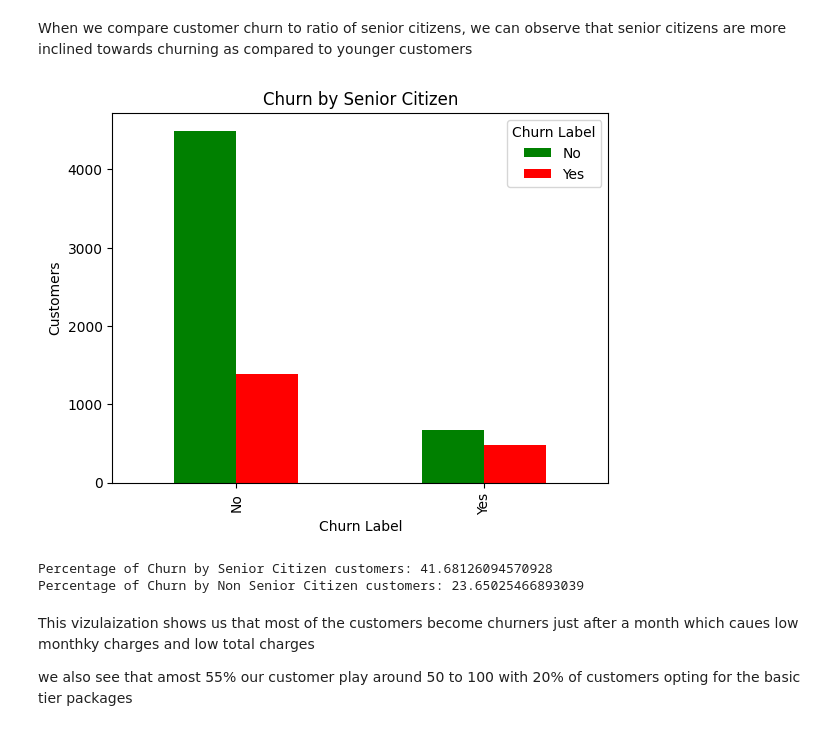
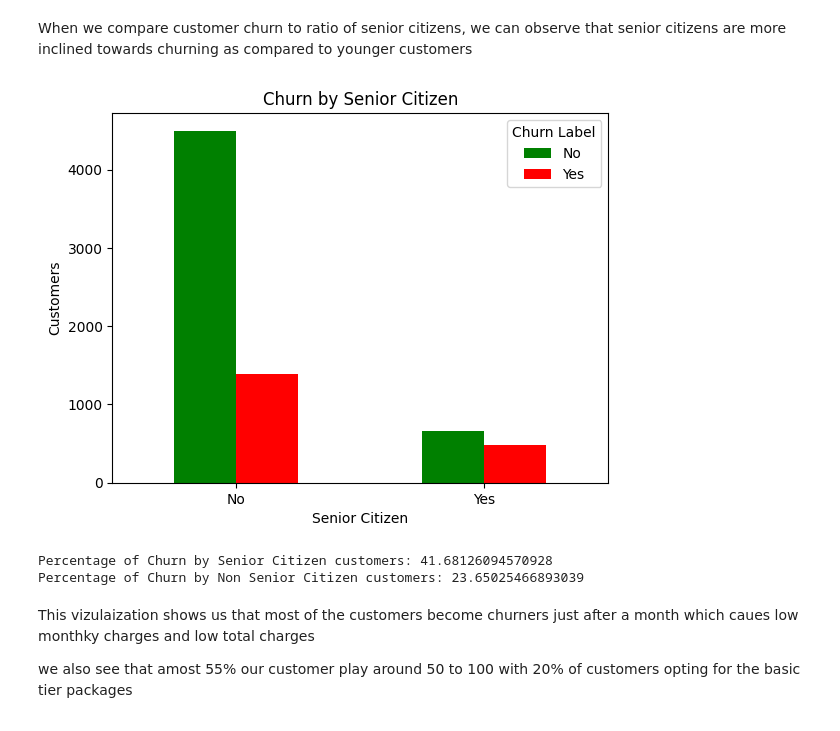
Before and after one commit to Zia-Ul-Hasan/Churn-Prediction-IBM-telco, a Jupyter notebook: EDA_Churn.ipynb, the cells around one changed output. Drawn from its saved outputs; the diff is of its cells as text; code cells hidden in the pictures.

```diff
--- a/EDA_Churn.ipynb
+++ b/EDA_Churn.ipynb
@@ -67,20 +69,21 @@ When we compare customer churn to ratio  of senior citizens, we can observe that
 # %%
 churn_by_sc=pd.crosstab(df["Senior Citizen"],df["Churn Label"])
 sc_churn=churn_by_sc.loc['Yes','Yes']
 non_sc_churn=churn_by_sc.loc['No','Yes']
 sc=churn_by_sc.loc['Yes','No']
 non_sc=churn_by_sc.loc['No','No']
 sc_churn=(sc_churn/(sc+sc_churn))*100
 non_sc_churn=(non_sc_churn/(non_sc_churn+non_sc))*100
 churn_by_sc.plot(kind='bar',stacked=False,color=['green','red'])
 plt.title('Churn by Senior Citizen')
-plt.xlabel('Churn Label')
+plt.xlabel('Senior Citizen')
+plt.xticks(rotation=360)
 plt.ylabel('Customers')
 plt.show()
 print(f"Percentage of Churn by Senior Citizen customers: {sc_churn}")
 print(f"Percentage of Churn by Non Senior Citizen customers: {non_sc_churn}")
 # %% [output]
-[figure, old version]
+[figure, new version]
 Percentage of Churn by Senior Citizen customers: 41.68126094570928
 Percentage of Churn by Non Senior Citizen customers: 23.65025466893039
 # %% [markdown]
```
Also changed, not shown: parts of 10 cells of this notebook.
